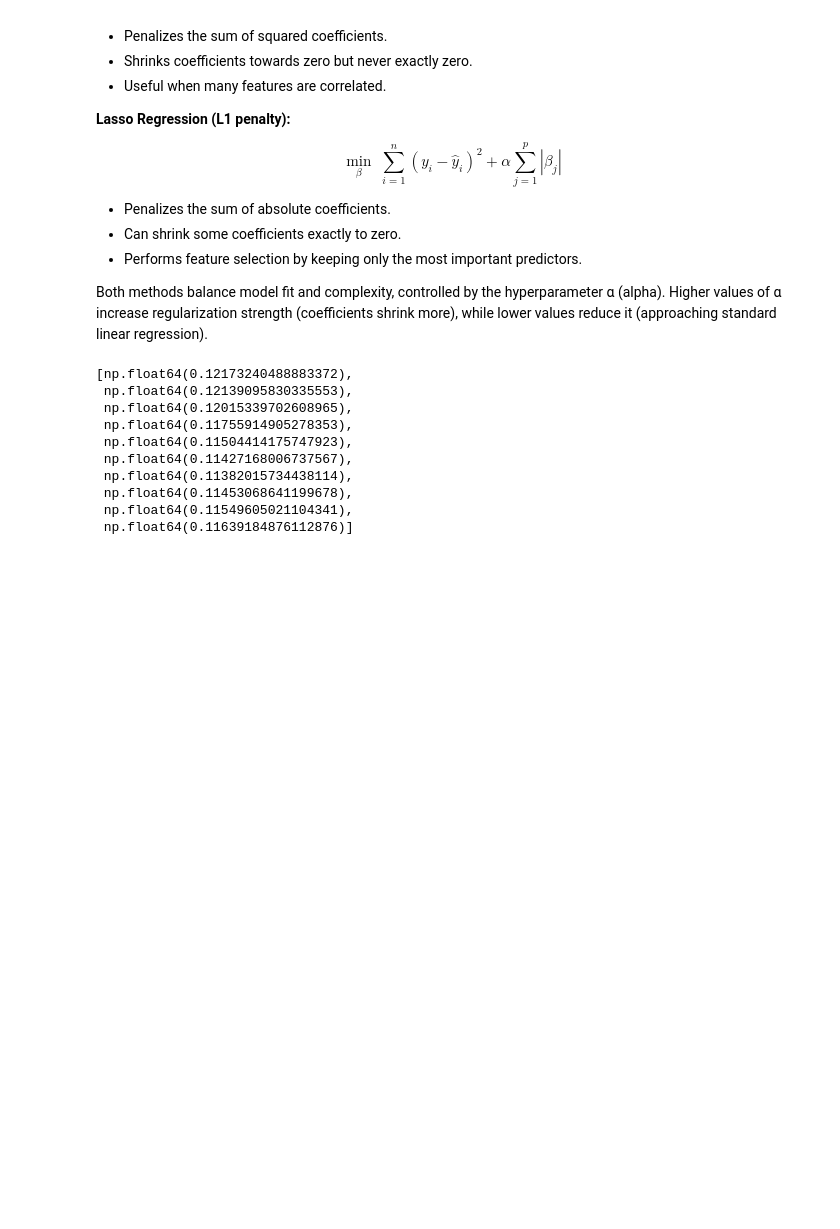
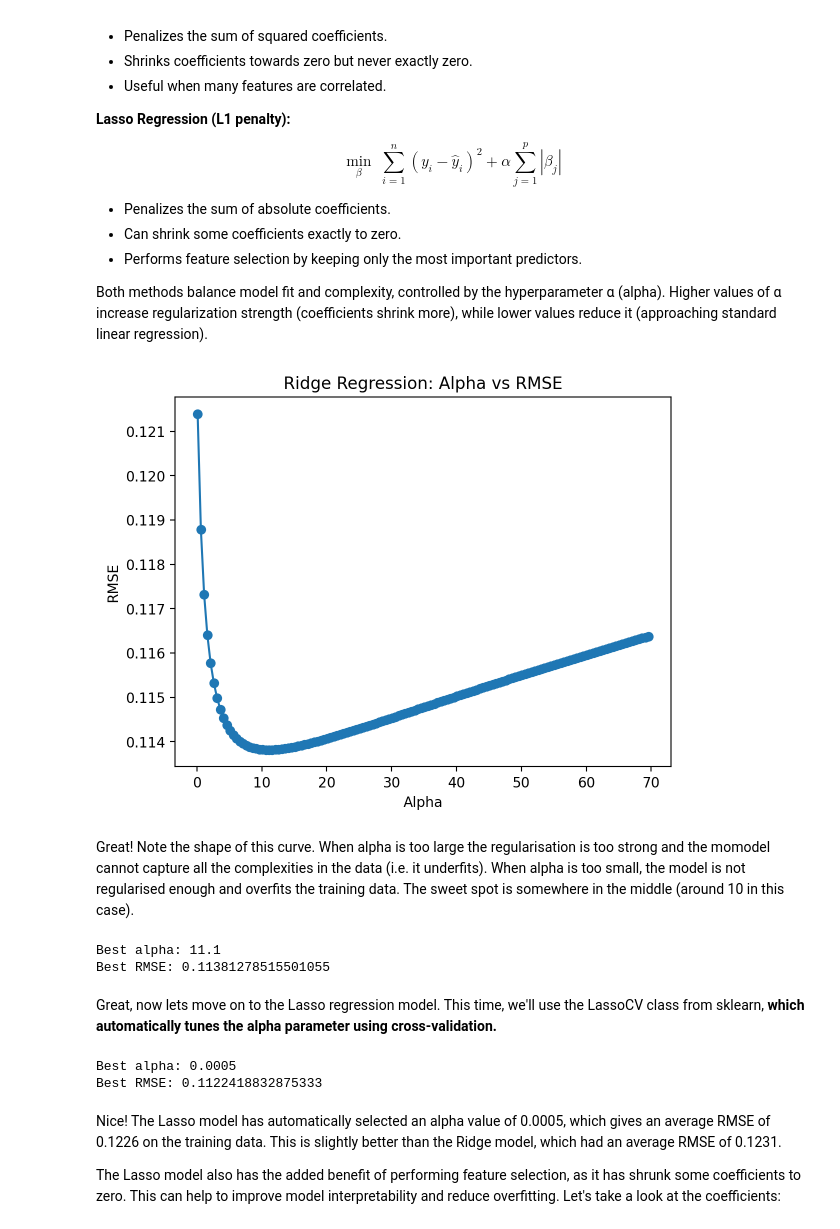
Before and after one commit to arikatz123/house-prices-ml, a Jupyter notebook: notebooks/linear_regression_models.ipynb, the cells around one changed output. Drawn from its saved outputs; the diff is of its cells as text; code cells hidden in the pictures; blank space fills up the shorter version.

```diff
--- a/notebooks/linear_regression_models.ipynb
+++ b/notebooks/linear_regression_models.ipynb
@@ -430,37 +431,67 @@ Both methods balance model fit and complexity, controlled by the hyperparameter
 # %%
 from sklearn.linear_model import Ridge, RidgeCV, ElasticNet, LassoCV, LassoLarsCV
 from sklearn.model_selection import cross_val_score
 
 # Define a function to calculate RMSE using cross-validation
 def rmse_cv(model):                                     # Function to calculate RMSE using cross-validation
     rmse = np.sqrt(-cross_val_score(model,              # Model to evaluate
                                     X_train_full,       # Features matrix
                                     y_train_full,       # Target variable
                                     scoring="neg_mean_squared_error", # Scoring metric (negative MSE)
                                     cv=5))  # 5-fold cross-validation --> meaning the data is split into 5 parts, and the model is trained on 4 parts and validated on the remaining part, repeated 5 times
     return rmse
 
 # Create a Ridge Regression model
 
 model_ridge = Ridge()
 
 # Define different values for alpha
 
-alpha_values = [0.05, 0.1, 0.3, 1, 3, 5, 10, 30, 50, 70]
+alpha_values = np.arange(0.1, 70.1, 0.5)  # List all numbers between 0 and 0 at 0.5 intervals
 
 cv_ridge = [rmse_cv(Ridge(alpha=alpha)).mean()
             for alpha in alpha_values]
 
 
-display(cv_ridge) #This displa
+
+# Now lets make a plot of alpha values vs RMSE to visualize the results
+
+cv_ridge = pd.Series(cv_ridge, index=alpha_values)
+cv_ridge.plot(title="Ridge Regression: Alpha vs RMSE", xlabel="Alpha", ylabel="RMSE", marker='o')
+plt.xlabel("Alpha")
+plt.ylabel("RMSE")
+plt.show()
 # %% [output]
-[np.float64(0.12173240488883372),
- np.float64(0.12139095830335553),
- np.float64(0.12015339702608965),
- np.float64(0.11755914905278353),
- np.float64(0.11504414175747923),
- np.float64(0.11427168006737567),
- np.float64(0.11382015734438114),
- np.float64(0.11453068641199678),
- np.float64(0.11549605021104341),
- np.float64(0.11639184876112876)]
+[figure, added]
+# %% [markdown]
+Great! Note the shape of this curve. When alpha is too large the regularisation is too strong and the momodel cannot capture all the complexities in the data (i.e. it underfits). When alpha is too small, the model is not regularised enough and overfits the training data. The sweet spot is somewhere in the middle (around 10 in this case).
+# %%
+# Find the alpha value that gives the lowest average RMSE
+
+best_alpha = cv_ridge.idxmin()
+best_rmse = cv_ridge.min()
+
+print(f"Best alpha: {best_alpha}")
+print(f"Best RMSE: {best_rmse}")
+# %% [output]
+Best alpha: 11.1
+Best RMSE: 0.11381278515501055
+# %% [markdown]
+Great, now lets move on to the Lasso regression model. This time, we'll use the LassoCV class from sklearn, **which automatically tunes the alpha parameter using cross-validation.**
+# %%
+model_lasso = LassoCV(alphas = [1, 0.1, 0.001, 0.0005],
+                      cv=5,
+                      max_iter=10000)
+model_lasso.fit(X_train_full, y_train_full)
+
+rmse_cv(model_lasso).mean()
+
+print(f"Best alpha: {model_lasso.alpha_}")
+print(f"Best RMSE: {rmse_cv(model_lasso).mean()}")
+# %% [output]
+Best alpha: 0.0005
+Best RMSE: 0.1122418832875333
+# %% [markdown]
+Nice! The Lasso model has automatically selected an alpha value of 0.0005, which gives an average RMSE of 0.1226 on the training data. This is slightly better than the Ridge model, which had an average RMSE of 0.1231.
+
+The Lasso model also has the added benefit of performing feature selection, as it has shrunk some coefficients to zero. This can help to improve model interpretability and reduce overfitting. Let's take a look at the coefficients:
```
Also changed, not shown: parts of 9 cells of this notebook.
